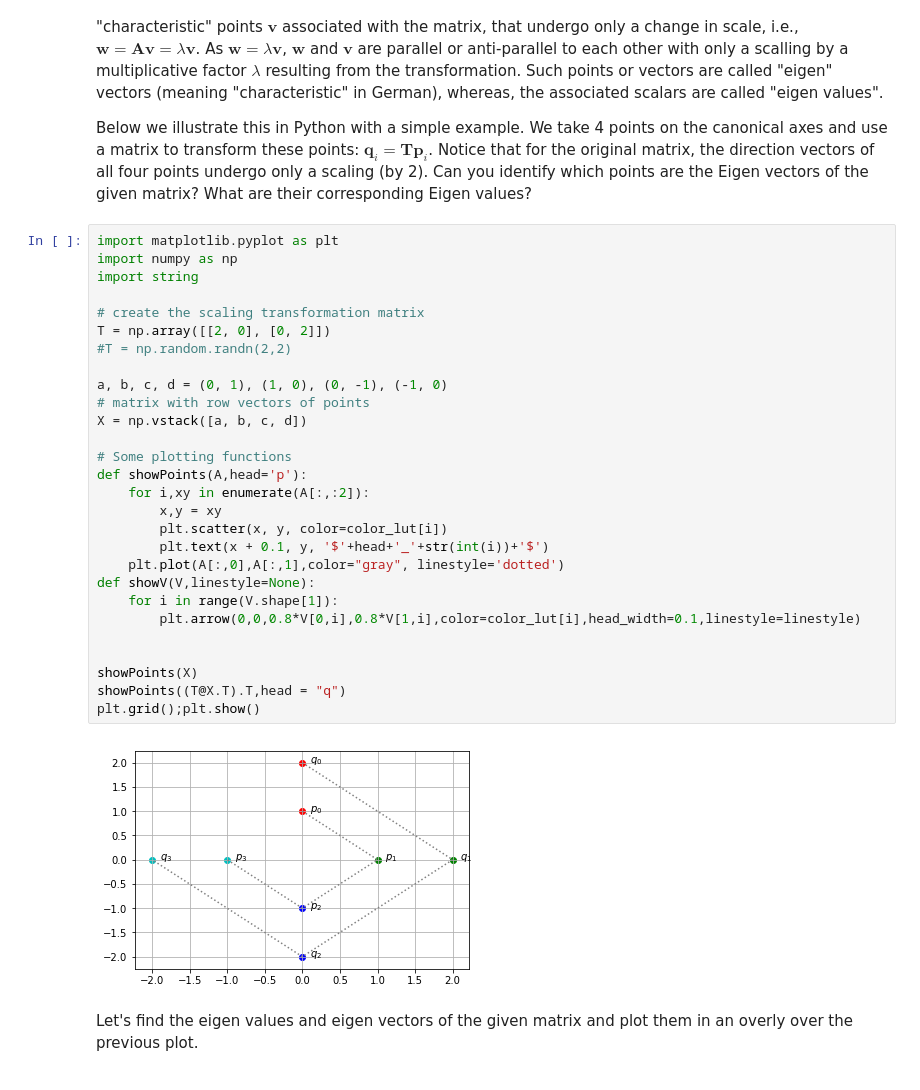
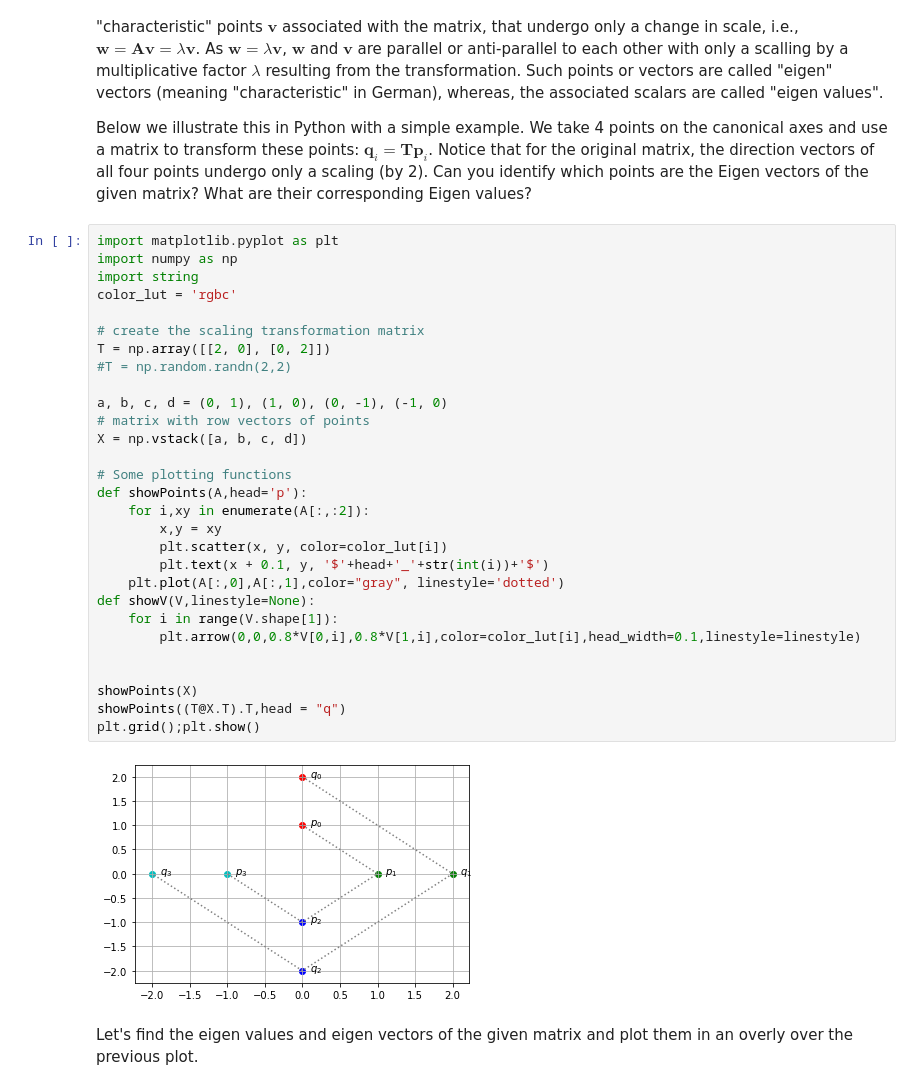
Before and after one commit to foxtrotmike/PCA-Tutorial, a Jupyter notebook: Eigen.ipynb, the cells around one changed output. Cells and saved outputs as stored; diff of their text form.

```diff
--- a/Eigen.ipynb
+++ b/Eigen.ipynb
@@ -13,33 +13,34 @@ Below we illustrate this in Python with a simple example. We take 4 points on th
 # %%
 import matplotlib.pyplot as plt
 import numpy as np
 import string
+color_lut = 'rgbc'
 
 # create the scaling transformation matrix
 T = np.array([[2, 0], [0, 2]])
 #T = np.random.randn(2,2)
 
 a, b, c, d = (0, 1), (1, 0), (0, -1), (-1, 0)
 # matrix with row vectors of points
 X = np.vstack([a, b, c, d])
 
 # Some plotting functions
 def showPoints(A,head='p'):
     for i,xy in enumerate(A[:,:2]):
         x,y = xy
         plt.scatter(x, y, color=color_lut[i])
         plt.text(x + 0.1, y, '$'+head+'_'+str(int(i))+'$')
     plt.plot(A[:,0],A[:,1],color="gray", linestyle='dotted')
 def showV(V,linestyle=None):
     for i in range(V.shape[1]):
         plt.arrow(0,0,0.8*V[0,i],0.8*V[1,i],color=color_lut[i],head_width=0.1,linestyle=linestyle)
 
 
 showPoints(X)
 showPoints((T@X.T).T,head = "q")
 plt.grid();plt.show()
 # %% [output]
-[figure, old version]
+[figure, new version]
 # %% [markdown]
 Let's find the eigen values and eigen vectors of the given matrix and plot them in an overly over the previous plot.
 # %%
```
Also changed, not shown: parts of 6 cells of this notebook.
